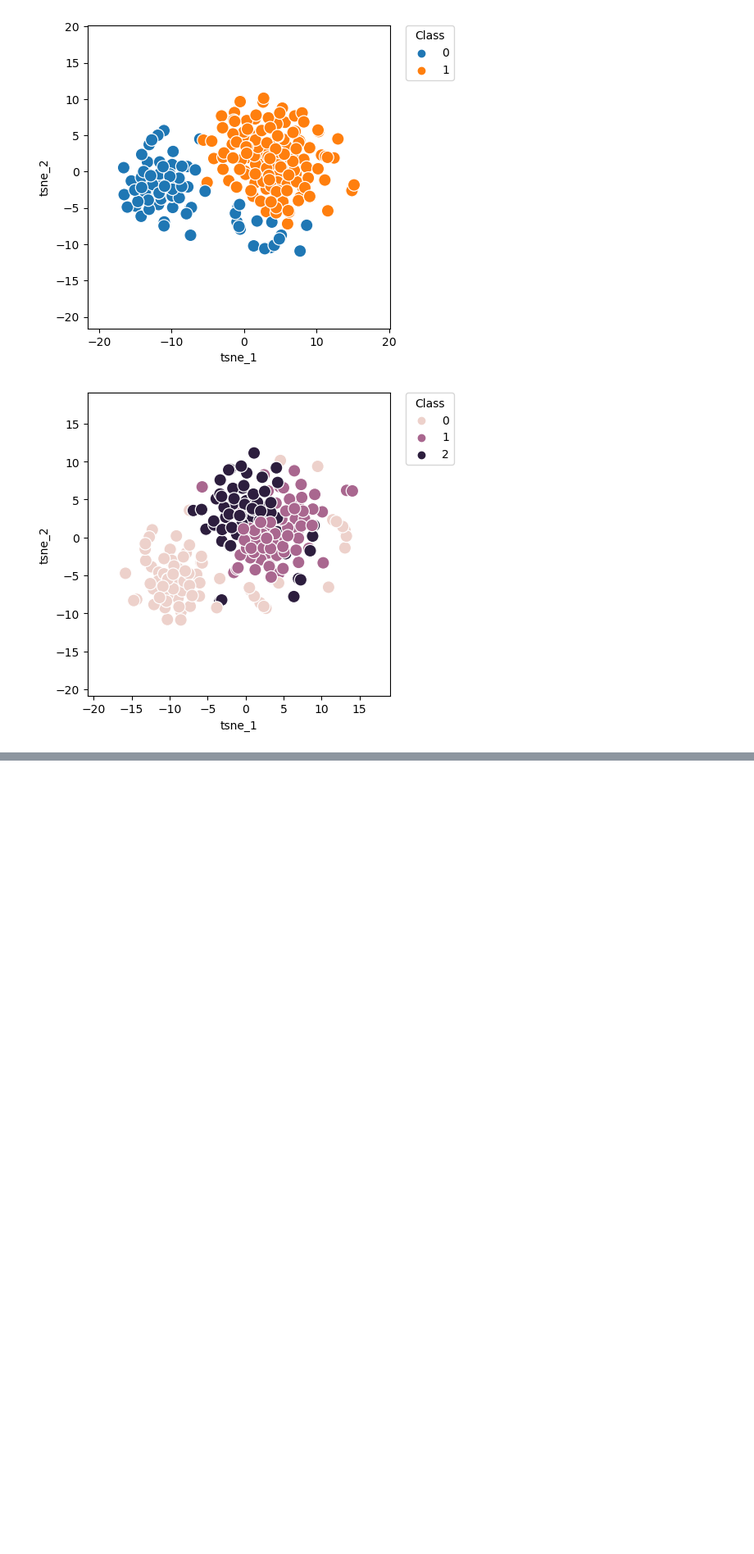
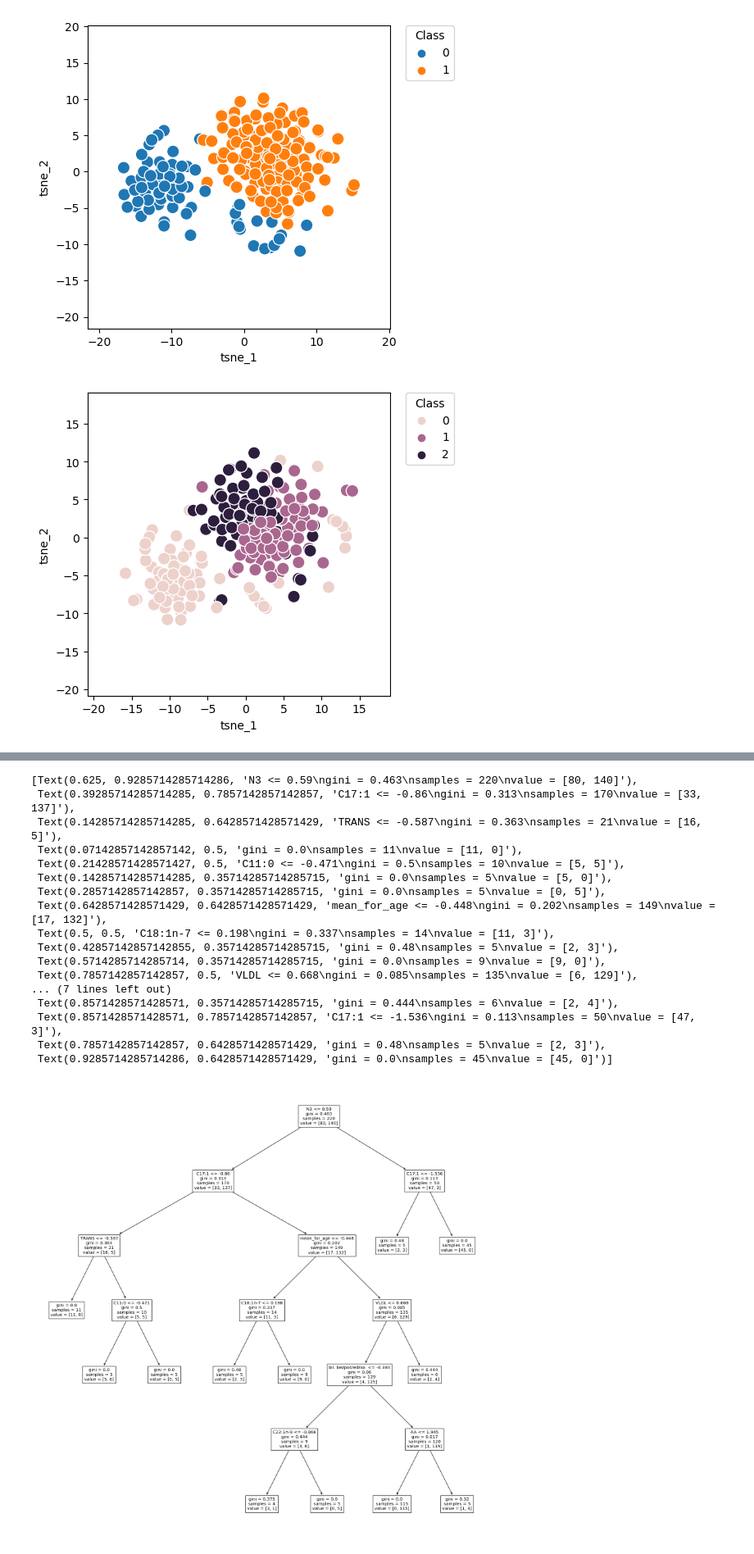
Before and after one commit to jakubpludowski/NAFLD-classifier, a Jupyter notebook: model.ipynb, the cells around one changed output, grey strips where cells are left out. Shown at 82% size. Drawn from its saved outputs; the diff is of its cells as text; code cells hidden in the pictures; blank space fills up the shorter version.

```diff
--- a/model.ipynb
+++ b/model.ipynb
@@ -145,11 +202,12 @@ GradientBoostingClassifier()
 # %%
-rf_model_bin = RandomForestClassifier(criterion= 'gini',n_estimators=100, max_depth=8,max_features='log2')
-dt_model_bin = DecisionTreeClassifier(criterion='gini', max_depth=6, max_features='sqrt', min_samples_leaf=4, min_samples_split=8)
-knn_model_bin = KNeighborsClassifier(algorithm='auto', leaf_size=2, n_neighbors=2, p=1, weights='uniform')
-log_model_bin = LogisticRegression(solver='saga',max_iter=100, C=1, penalty='l1', l1_ratio=0.01)
-svc_model_bin = SVC(kernel='rbf', C=10, gamma=0.001)
-ada_model_bin = AdaBoostClassifier(n_estimators=282, learning_rate= 0.1)
+rf_model_bin = RandomForestClassifier(criterion= 'entropy',n_estimators=100, max_depth=6,max_features='sqrt')
+dt_model_bin = DecisionTreeClassifier(criterion='entropy', max_depth=4, max_features=None, min_samples_leaf=9, min_samples_split=2)
+knn_model_bin = KNeighborsClassifier(algorithm='auto', leaf_size=2, n_neighbors=2, p=2, weights='uniform')
+log_model_bin = LogisticRegression(solver='saga',max_iter=1000, C=1, penalty='elasticnet', l1_ratio=0.745)
+svc_model_bin = SVC(kernel='rbf', C=100, gamma=0.001)
+ada_model_bin = AdaBoostClassifier(n_estimators=445, learning_rate= 0.1)
 gb_model_bin = GradientBoostingClassifier(criterion='friedman_mse', learning_rate=0.1, loss='exponential', min_samples_split=14, n_estimators=173)
+nn_model_bin = MLPClassifier(hidden_layer_sizes=(40, 22))
 # %% [markdown]
 ### Model tuned hyperparameters for multiclass classification
 _________________________________
@@ -349,2 +331,26 @@ tree.plot_tree(dt_model_bin,
+# %%
+from sklearn import tree
+
+plt.figure(figsize=(20,20))
+tree.plot_tree(dt_model_bin,feature_names=data_bin.drop(columns=['label']).columns.values.tolist())
+# %% [output]
+[Text(0.625, 0.9285714285714286, 'N3 <= 0.59\ngini = 0.463\nsamples = 220\nvalue = [80, 140]'),
+ Text(0.39285714285714285, 0.7857142857142857, 'C17:1 <= -0.86\ngini = 0.313\nsamples = 170\nvalue = [33, 137]'),
+ Text(0.14285714285714285, 0.6428571428571429, 'TRANS <= -0.587\ngini = 0.363\nsamples = 21\nvalue = [16, 5]'),
+ Text(0.07142857142857142, 0.5, 'gini = 0.0\nsamples = 11\nvalue = [11, 0]'),
+ Text(0.21428571428571427, 0.5, 'C11:0 <= -0.471\ngini = 0.5\nsamples = 10\nvalue = [5, 5]'),
+ Text(0.14285714285714285, 0.35714285714285715, 'gini = 0.0\nsamples = 5\nvalue = [5, 0]'),
+ Text(0.2857142857142857, 0.35714285714285715, 'gini = 0.0\nsamples = 5\nvalue = [0, 5]'),
+ Text(0.6428571428571429, 0.6428571428571429, 'mean_for_age <= -0.448\ngini = 0.202\nsamples = 149\nvalue = [17, 132]'),
+ Text(0.5, 0.5, 'C18:1n-7 <= 0.198\ngini = 0.337\nsamples = 14\nvalue = [11, 3]'),
+ Text(0.42857142857142855, 0.35714285714285715, 'gini = 0.48\nsamples = 5\nvalue = [2, 3]'),
+ Text(0.5714285714285714, 0.35714285714285715, 'gini = 0.0\nsamples = 9\nvalue = [9, 0]'),
+ Text(0.7857142857142857, 0.5, 'VLDL <= 0.668\ngini = 0.085\nsamples = 135\nvalue = [6, 129]'),
+... (7 lines left out)
+ Text(0.8571428571428571, 0.35714285714285715, 'gini = 0.444\nsamples = 6\nvalue = [2, 4]'),
+ Text(0.8571428571428571, 0.7857142857142857, 'C17:1 <= -1.536\ngini = 0.113\nsamples = 50\nvalue = [47, 3]'),
+ Text(0.7857142857142857, 0.6428571428571429, 'gini = 0.48\nsamples = 5\nvalue = [2, 3]'),
+ Text(0.9285714285714286, 0.6428571428571429, 'gini = 0.0\nsamples = 45\nvalue = [45, 0]')]
+[figure, added]
 # %%
 from sklearn.model_selection import GridSearchCV
```
Also changed, not shown: parts of 13 cells of this notebook, 4 other files.
